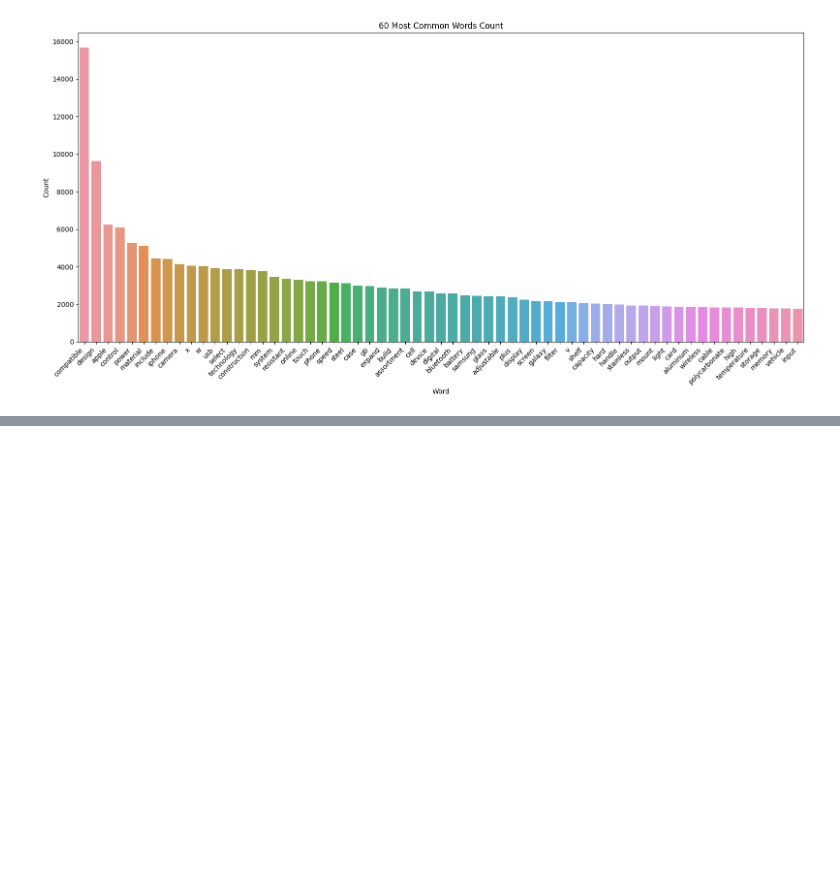
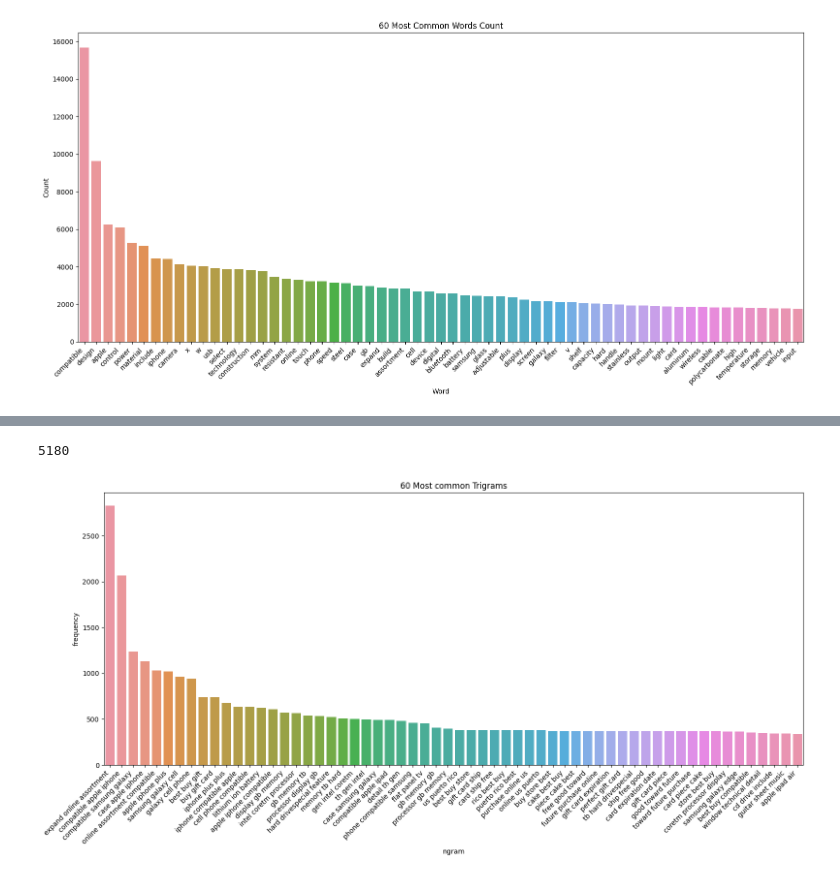
Before and after one commit to christian180492/e_commerce_categorization, a Jupyter notebook: EDA.ipynb, the cells around one changed output, grey strips where cells are left out. Saved outputs shown, nothing was run; the diff lists cells and outputs as text; code cells hidden in the pictures; blank space fills up the shorter version.

```diff
--- a/EDA.ipynb
+++ b/EDA.ipynb
@@ -315,0 +509,8 @@ plt.show()
+# %%
+trigram_dataframe = pd.DataFrame(columns=["frequency", "ngram"])
+
+for dafra in dataframe_list:
+    trigram_data_aux = get_ngram_freq(3, dafra)
+    trigram_dataframe = pd.concat([trigram_dataframe, trigram_data_aux[0:1000]], axis=0)
+
+trigram_dataframe.head()
@@ -315,0 +528,5 @@ plt.show()
+# %%
+trigram_dataframe_grouped = trigram_dataframe.groupby('ngram').sum()
+trigram_dataframe_grouped.sort_values('frequency', ascending=False, inplace=True)
+trigram_dataframe_grouped.reset_index(inplace=True)
+trigram_dataframe_grouped.head()
@@ -315,0 +540,16 @@ plt.show()
+# %%
+len(trigram_dataframe_grouped)
+# %% [output]
+5180
+# %%
+val_max = 60
+ngram_grouped_plot = trigram_dataframe_grouped[0:val_max].copy()
+title = f'{val_max} Most common Trigrams'
+plt.figure(figsize=(16, 8))
+sns.barplot(data=ngram_grouped_plot, x='ngram', y='frequency')
+plt.title(title)
+plt.xticks(rotation=45, ha='right')
+plt.tight_layout()
+plt.show()
+# %% [output]
+[figure, added]
```
Also changed, not shown: parts of 33 cells of this notebook.
